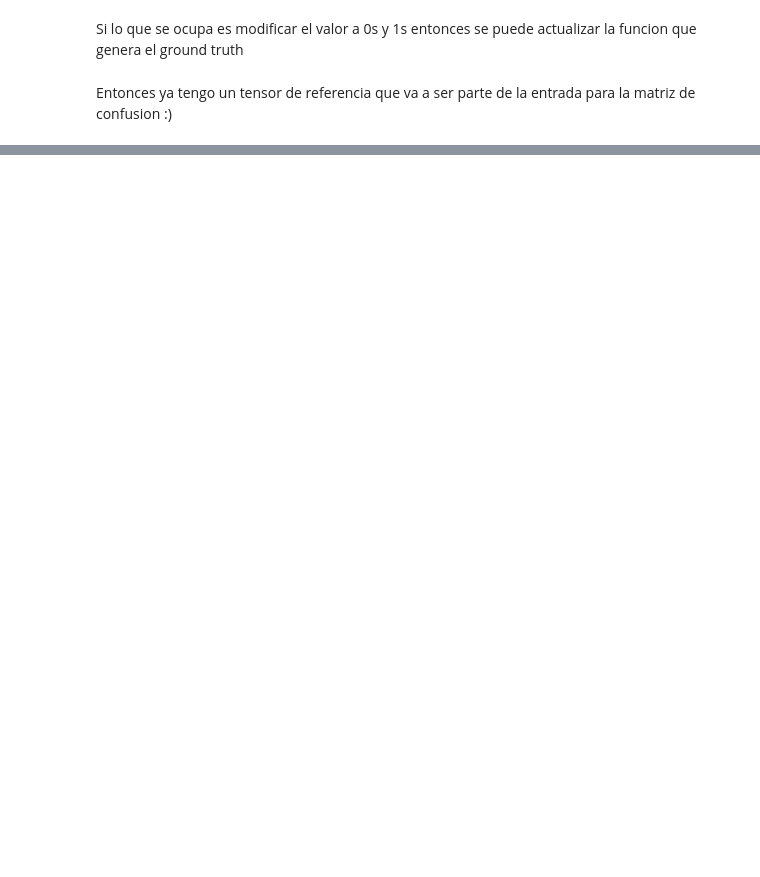
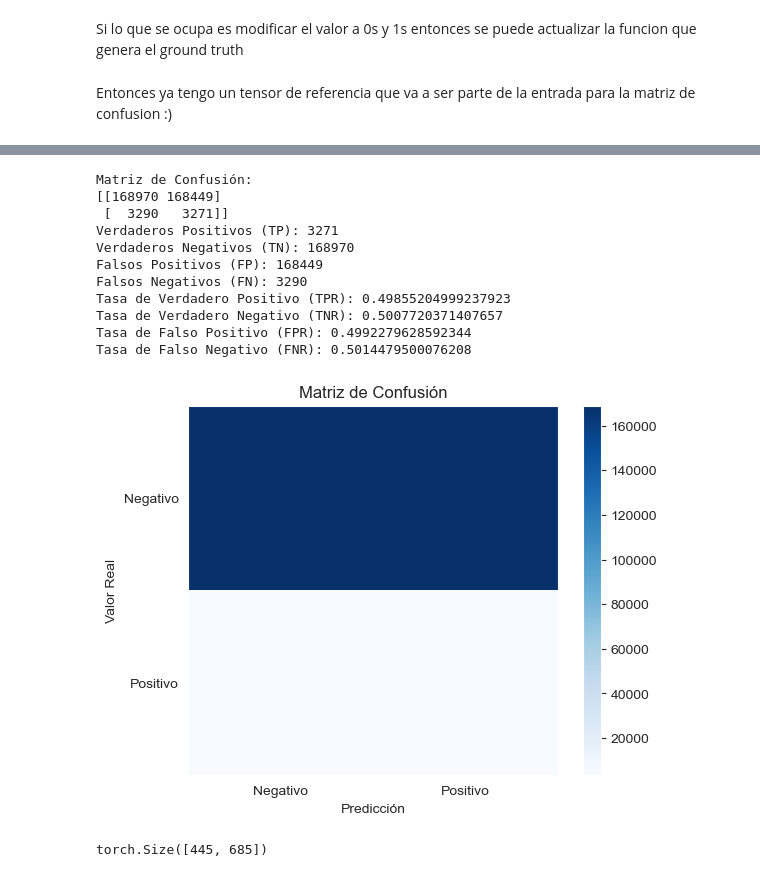
Before and after one commit to Salim-1990/Data-Science-Statistics, a Jupyter notebook: TP_01/TP1.ipynb, the cells around one changed output, grey strips where cells are left out. Drawn from its saved outputs; the diff is of its cells as text; code cells hidden in the pictures; blank space fills up the shorter version.

```diff
--- a/TP_01/TP1.ipynb
+++ b/TP_01/TP1.ipynb
@@ -325,3 +342,10 @@ plt.show()
 Si lo que se ocupa es modificar el valor a 0s y 1s entonces se puede actualizar la funcion que genera el ground truth
 # %% [markdown]
 Entonces ya tengo un tensor de referencia que va a ser parte de la entrada para la matriz de confusion :)
+# %%
+# A continuacion se va a generar un tensor "sucio" para compararlo contra el ideal mediante la funcion calcular_matriz_confusion
+forma = U_gnd.shape
+U_test1 = torch.randint(0, 2, size=forma) * 255
+
+# Y un tensor exactamente igual a "U_gnd" como prueba adicional
+U_test2 = U_gnd.clone()
@@ -327,0 +362,71 @@ Entonces ya tengo un tensor de referencia que va a ser parte de la entrada para
+# %%
+# La siguiente funcion recibe dos tensores de la misma dimension y los compara a partir de una matriz de confusion
+
+def calcular_matriz_confusion (ref, comp):
+    # Convertir los tensores a arreglos de numpy
+    U_gnd_np = ref.numpy()
+    U_test2_np = comp.numpy()
+    # Aplicar la máscara para obtener los valores de foreground (255)
+    U_gnd_fg = np.where(U_gnd_np == 255, 1, 0)
+    U_test2_fg = np.where(U_test2_np == 255, 1, 0)
+    # Calcular la matriz de confusión
+    matriz_confusion = confusion_matrix(U_gnd_fg.flatten(), U_test2_fg.flatten())
+
+    # Extraer los indicadores de la matriz
+    tp = matriz_confusion[1, 1]  # Verdaderos positivos
+    tn = matriz_confusion[0, 0]  # Verdaderos negativos
+    fp = matriz_confusion[0, 1]  # Falsos positivos
+    fn = matriz_confusion[1, 0]  # Falsos negativos
+    # Calcular las tasas de verdadero positivo, verdadero negativo, falso positivo y falso negativo
+    tasa_vp = tp / (tp + fn)
+    tasa_vn = tn / (tn + fp)
+    tasa_fp = fp / (fp + tn)
+    tasa_fn = fn / (fn + tp)
+
+    # Imprimir los resultados
+    print("Matriz de Confusión:")
+    print(matriz_confusion)
+    print("Verdaderos Positivos (TP):", tp)
+    print("Verdaderos Negativos (TN):", tn)
+    print("Falsos Positivos (FP):", fp)
+    print("Falsos Negativos (FN):", fn)
+    print("Tasa de Verdadero Positivo (TPR):", tasa_vp)
+    print("Tasa de Verdadero Negativo (TNR):", tasa_vn)
+    print("Tasa de Falso Positivo (FPR):", tasa_fp)
+    print("Tasa de Falso Negativo (FNR):", tasa_fn)
+
+    # Visualizacion de resultados
+    labels = ["Negativo", "Positivo"]
+    fig, ax = plt.subplots()
+    im = ax.imshow(matriz_confusion, cmap="Blues")
+    ax.set_xticks(np.arange(len(labels)))
+    ax.set_yticks(np.arange(len(labels)))
+    ax.set_xticklabels(labels)
+    ax.set_yticklabels(labels)
+    plt.xlabel('Predicción')
+    plt.ylabel('Valor Real')
+    plt.title('Matriz de Confusión')
+    plt.colorbar(im)
+    plt.show()
+
+
+calcular_matriz_confusion(U_gnd,U_test1)
+# %% [output]
+Matriz de Confusión:
+[[168970 168449]
+ [  3290   3271]]
+Verdaderos Positivos (TP): 3271
+Verdaderos Negativos (TN): 168970
+Falsos Positivos (FP): 168449
+Falsos Negativos (FN): 3290
+Tasa de Verdadero Positivo (TPR): 0.49855204999237923
+Tasa de Verdadero Negativo (TNR): 0.5007720371407657
+Tasa de Falso Positivo (FPR): 0.4992279628592344
+Tasa de Falso Negativo (FNR): 0.5014479500076208
+[figure, added]
+# %%
+# Imagen avanzada
+U_a = torch.tensor(np.array(Image.open('trackedCell15.tif').convert('L')))
+U_a.shape
+# %% [output]
+torch.Size([445, 685])
```
Also changed, not shown: parts of 30 cells of this notebook.
